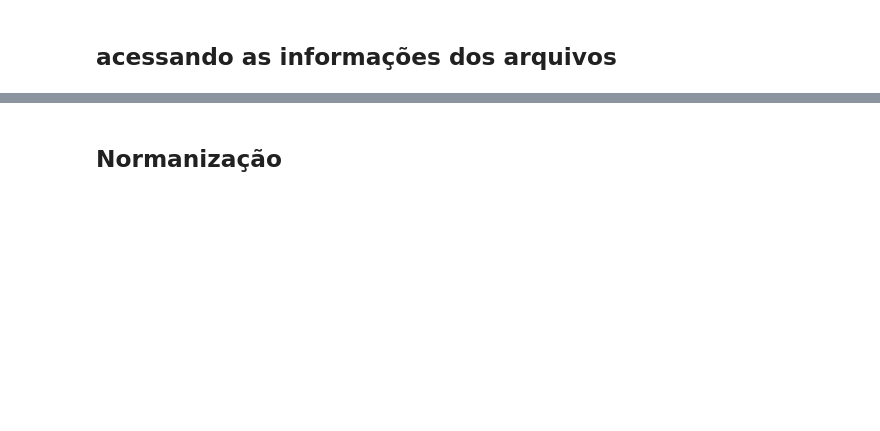
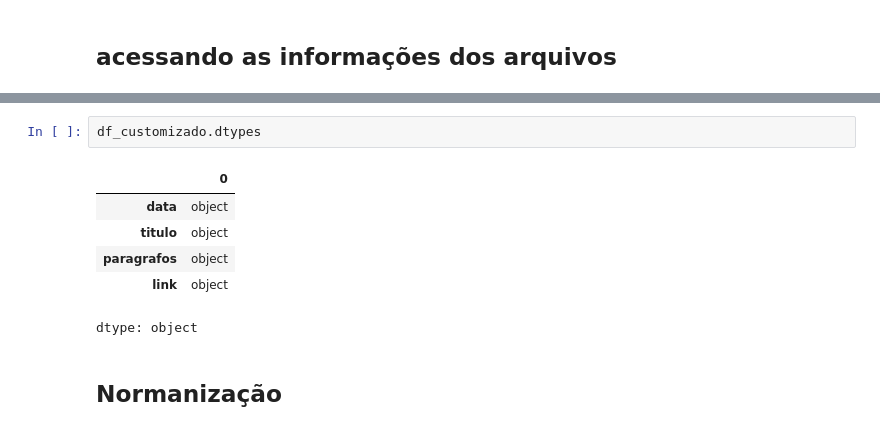
Before and after one commit to juborduchi/fundamentos, a Jupyter notebook: notebooks/analise_dados_01.ipynb, the cells around one changed output, grey strips where cells are left out. Drawn from its saved outputs; the diff is of its cells as text; blank space fills up the shorter version.

```diff
--- a/notebooks/analise_dados_01.ipynb
+++ b/notebooks/analise_dados_01.ipynb
@@ -63,3 +63,12 @@ df_customizado
 611 rows × 4 columns
+# %%
+df_customizado.dtypes
+# %% [output]
+|  | 0 |
+| data | object |
+| titulo | object |
+| paragrafos | object |
+| link | object |
+dtype: object
 # %% [markdown]
 ## Normanização
```
Also changed, not shown: parts of 15 cells of this notebook.
